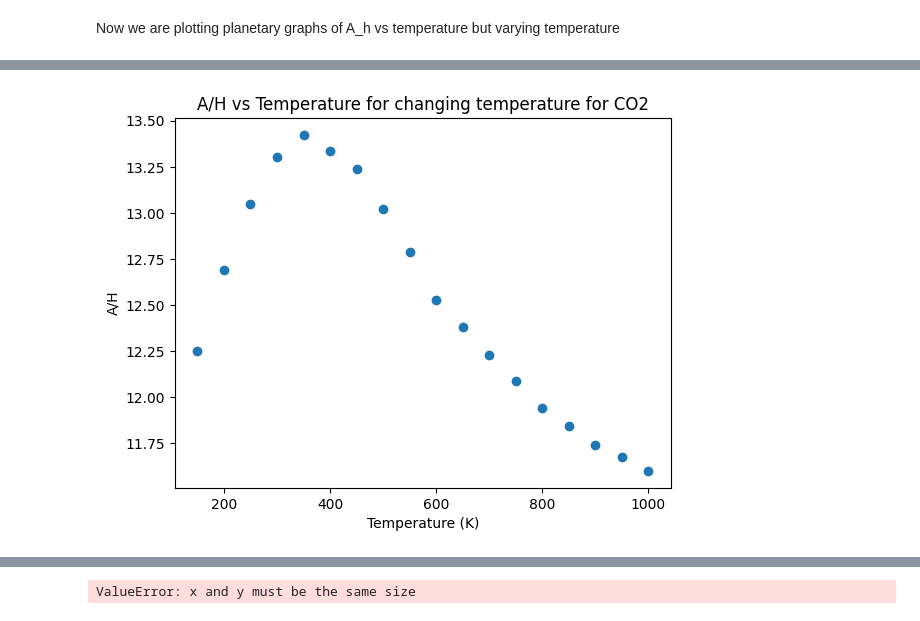
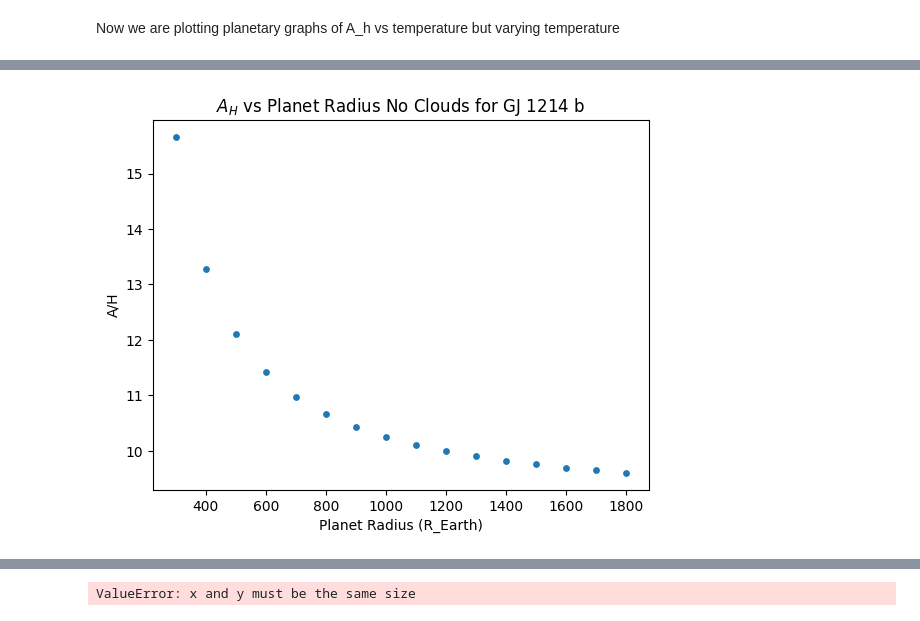
Before and after one commit to JackDavidMaher/Group-Studies---Exoplanets, a Jupyter notebook: Notebooks/Mia2.ipynb, the cells around one changed output, grey strips where cells are left out. Cells and saved outputs as stored; diff of their text form; code cells hidden in the pictures.

```diff
--- a/Notebooks/Mia2.ipynb
+++ b/Notebooks/Mia2.ipynb
@@ -510,15 +521,21 @@ A_H_Array = []
 feature_height_ppm_Array = []
 scale_height_array = []
 
-with open("/Users/miaperovic/Group-Studies---Exoplanets/Code/Data/GJ 1214 b change in temp.csv", newline="") as PlanetaryParametersFile:
+with open("../Code/Data/GJ_1214b_gravity_test.csv", newline="") as PlanetaryParametersFile:
 	reader = csv.reader(PlanetaryParametersFile)
 	header = next(reader)
 	tsm_idx = header.index("pl_tsm")
 	temp_idx = header.index("pl_Teq")
+	rp_idx = header.index("pl_rade")
+	rs_idx = header.index("st_rad")
+	grav_idx = header.index("g_planet_cgs")
 	data = []
 	planetNames = []
 	tsm_values = []
 	temp_values = []
+	rp_values = []
+	rs_values = []
+	grav_values = []
 	for row in reader:
 		row = [item.strip() for item in row]
 		if len(row) == 0:
@@ -531,6 +548,12 @@ with open("/Users/miaperovic/Group-Studies---Exoplanets/Code/Data/GJ 1214 b chan
 		tsm_values.append(tsm)
 		temp = float(nums[temp_idx - 1]) if nums[temp_idx - 1] != "" else np.nan
 		temp_values.append(temp)
+		rp = float(nums[3]) if nums[3] != "" else np.nan
+		rp_values.append(rp)
+		rs = float(nums[rs_idx - 1]) if nums[rs_idx - 1] != "" else np.nan
+		rs_values.append(rs)
+		grav = float(nums[grav_idx - 1]) if nums[grav_idx - 1] != "" else np.nan
+		grav_values.append(grav)
 	planetaryParameters = np.array(data, dtype=float)
 
 rowCount= 0
@@ -674,11 +697,11 @@ while rowCount < len(planetaryParameters):
 		xsec_h2o,
 		method='linear', bounds_error=False,
 		fill_value=None)
-	log_xsec_dict['h2o'] = interp_h2o((lamlam, PP, T[0]))
+	# log_xsec_dict['h2o'] = interp_h2o((lamlam, PP, T[0]))
 	# T0 = np.clip(T[0], T_h2o.min(), T_h2o.max())
 	# # Build points with shape (npoints, ndim) for the interpolator, then reshape back
 	# pts = np.vstack((lamlam.ravel(), PP.ravel(), np.full(lamlam.size, T0))).T
-	# log_xsec_dict['h2o'] = interp_h2o(pts).reshape(lamlam.shape)  # this assumes an isothermal atmosphere
+	log_xsec_dict['h2o'] = interp_h2o(pts).reshape(lamlam.shape)  # this assumes an isothermal atmosphere
 
 
 	# ---- CO2 ----
@@ -688,11 +711,11 @@ while rowCount < len(planetaryParameters):
 		method='linear', bounds_error=False,
 		fill_value=None
 	)
-	log_xsec_dict['co2'] = interp_co2((lamlam, PP, T[0]))
+	# log_xsec_dict['co2'] = interp_co2((lamlam, PP, T[0]))
 	# T0 = np.clip(T[0], T_co2.min(), T_co2.max())
 	# # Build points with shape (npoints, ndim) for the interpolator, then reshape back
 	# pts = np.vstack((lamlam.ravel(), PP.ravel(), np.full(lamlam.size, T0))).T
-	# log_xsec_dict['co2'] = interp_co2(pts).reshape(lamlam.shape)  # this assumes an isothermal atmosphere
+	log_xsec_dict['co2'] = interp_co2(pts).reshape(lamlam.shape)  # this assumes an isothermal atmosphere
 
 
 	# ---- CH4 ----
@@ -702,11 +725,11 @@ while rowCount < len(planetaryParameters):
 		method='linear', bounds_error=False,
 		fill_value=None
 	)
-	log_xsec_dict['ch4'] = interp_ch4((lamlam, PP, T[0]))
+	# log_xsec_dict['ch4'] = interp_ch4((lamlam, PP, T[0]))
 	# T0 = np.clip(T[0], T_ch4.min(), T_ch4.max())
 	# # Build points with shape (npoints, ndim) for the interpolator, then reshape back
 	# pts = np.vstack((lamlam.ravel(), PP.ravel(), np.full(lamlam.size, T0))).T
-	# log_xsec_dict['ch4'] = interp_ch4(pts).reshape(lamlam.shape)  # this assumes an isothermal atmosphere
+	log_xsec_dict['ch4'] = interp_ch4(pts).reshape(lamlam.shape)  # this assumes an isothermal atmosphere
 
 	interp_co = RegularGridInterpolator(
 		(lam_co, P_co, T_co),
@@ -714,11 +737,11 @@ while rowCount < len(planetaryParameters):
 		method='linear', bounds_error=False,
 		fill_value=None
 	)
-	log_xsec_dict['co'] = interp_co((lamlam, PP, T[0]))
+	# log_xsec_dict['co'] = interp_co((lamlam, PP, T[0]))
 	# T0 = np.clip(T[0], T_co.min(), T_co.max())
 	# # Build points with shape (npoints, ndim) for the interpolator, then reshape back
 	# pts = np.vstack((lamlam.ravel(), PP.ravel(), np.full(lamlam.size, T0))).T
-	# log_xsec_dict['co'] = interp_co(pts).reshape(lamlam.shape)  # this assumes an isothermal atmosphere
+	log_xsec_dict['co'] = interp_co(pts).reshape(lamlam.shape)  # this assumes an isothermal atmosphere
 
 	log_cia_dict = dict()
 	log_cia_dict['h2h2'] = np.interp(lam, lam_h2h2, xsec_h2h2)
@@ -909,15 +932,15 @@ A/H values: [12.250682755230722, 12.688083432883019, 13.0469798733858, 13.305408
 # %%
-plt.scatter(temp_values, A_H_Array, marker='o')
-plt.xlabel('Temperature (K)')
+plt.scatter(grav_values, A_H_Array, marker='o', s = 15)
+plt.xlabel('Planet Radius (R_Earth)')
 plt.ylabel('A/H')
 # plt.xlim(0, 500)
 # plt.ylim(12, 20)
 # plt.ylim(12,16)
 # plt.xlim(250, 350)
-plt.title('A/H vs Temperature for changing temperature for CO2')
+plt.title('$A_{H}$ vs Planet Radius No Clouds for GJ 1214 b')
 plt.show()
 # %% [output]
-[figure, old version]
+[figure, new version]
 # %%
 import numpy as np
 import os
```
Also changed, not shown: parts of 10 cells of this notebook, 3 other files.
